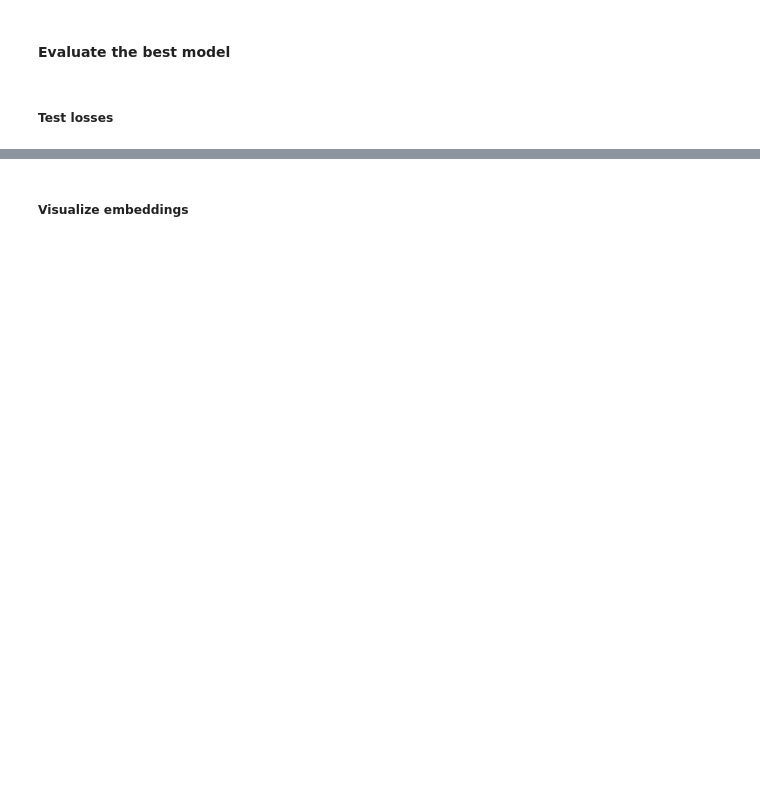
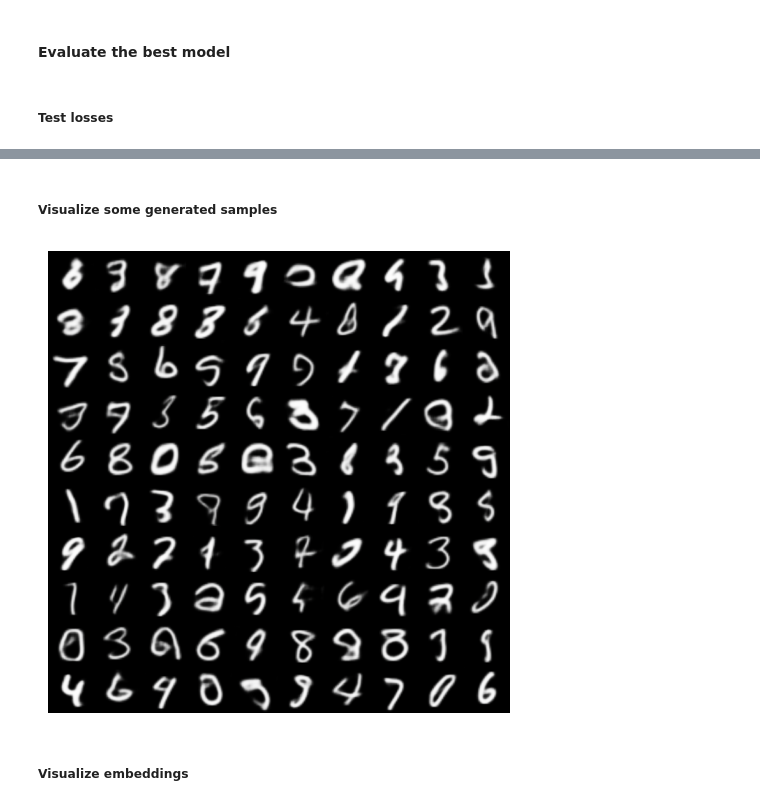
Before and after one commit to xuanrui-work/vae, a Jupyter notebook: VAE - Variational Autoencoder.ipynb, the cells around one changed output, grey strips where cells are left out. Cells and saved outputs as stored; diff of their text form; code cells hidden in the pictures; blank space fills up the shorter version.

```diff
--- a/VAE - Variational Autoencoder.ipynb
+++ b/VAE - Variational Autoencoder.ipynb
@@ -431,3 +434,12 @@ print(test_stat)
+# %% [markdown]
+##### Visualize some generated samples
+# %%
+num_samples = 100
+samples = model.sample(num_samples, device=device)
+plot_samples(samples[0], nrows=10)
+plt.show()
+# %% [output]
+[figure, added]
 # %% [markdown]
 ##### Visualize embeddings
 # %%
```
Also changed, not shown: parts of 8 cells of this notebook, 1 other file.
